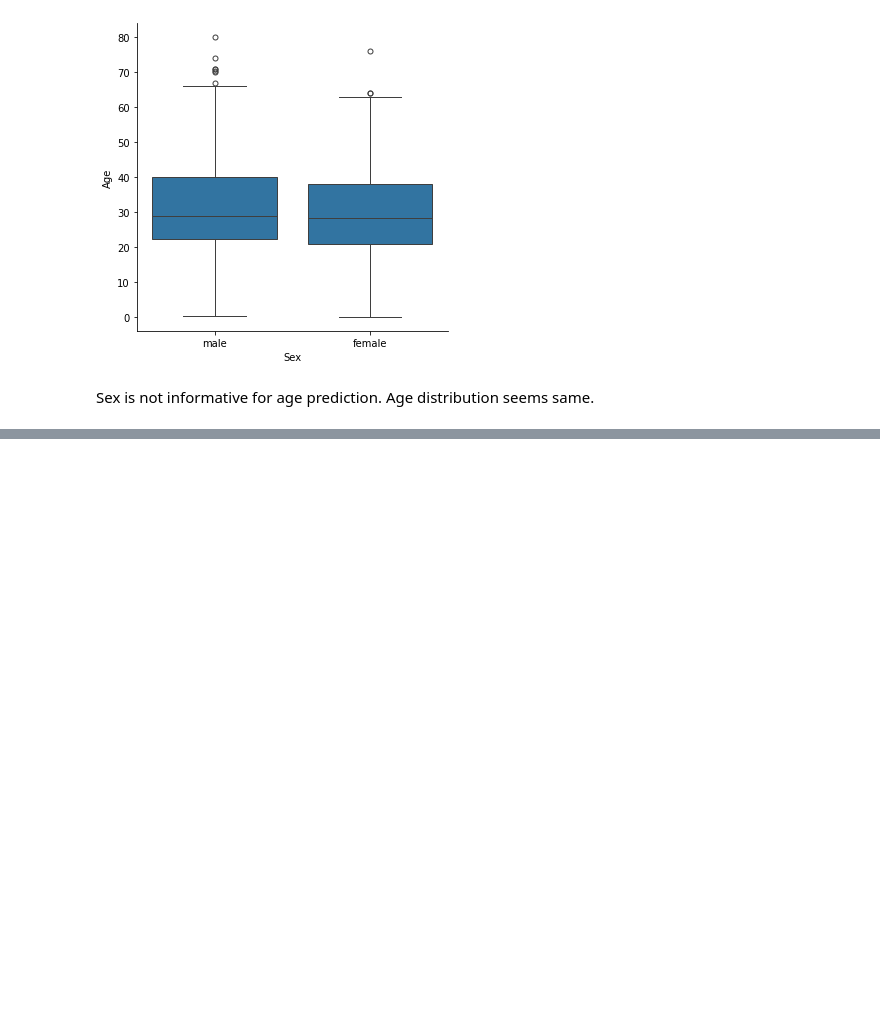
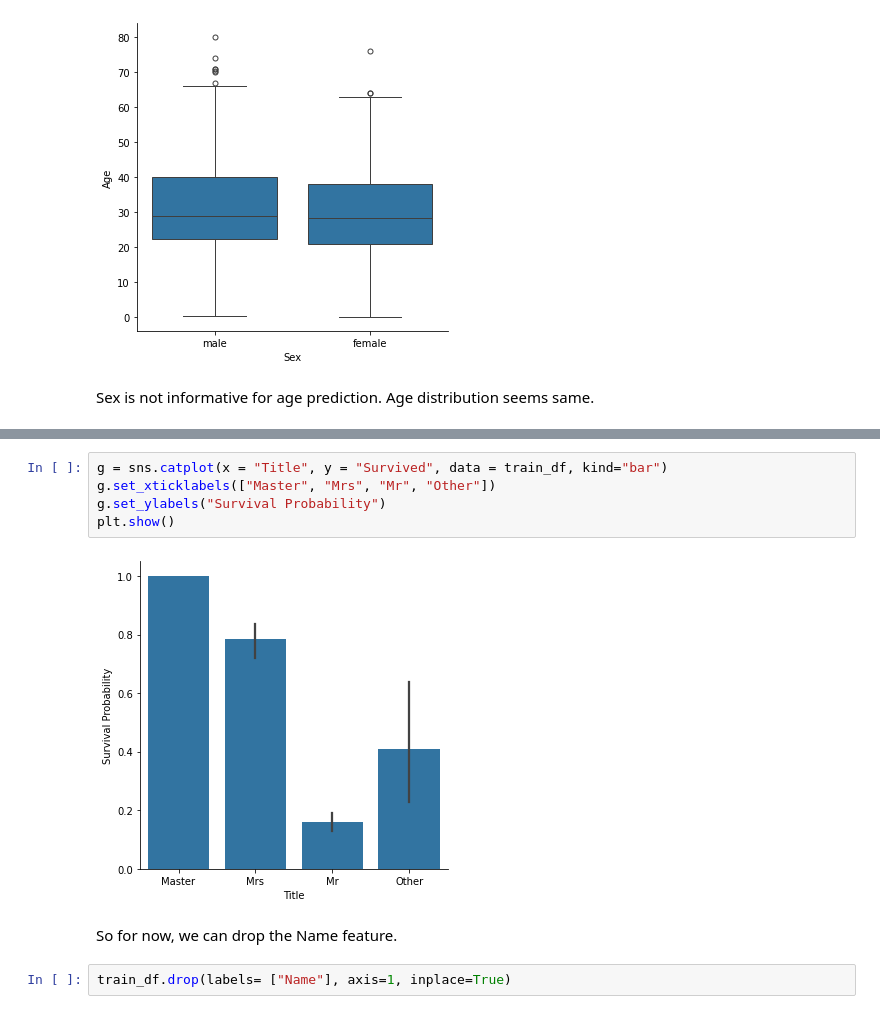
Before and after one commit to MrEktirir/Titanic-Project, a Jupyter notebook: Notebooks/titanic.ipynb, the cells around one changed output, grey strips where cells are left out. Saved outputs shown, nothing was run; the diff lists cells and outputs as text; blank space fills up the shorter version.

```diff
--- a/Notebooks/titanic.ipynb
+++ b/Notebooks/titanic.ipynb
@@ -476,0 +531,11 @@ Sex is not informative for age prediction. Age distribution seems same.
+# %%
+g = sns.catplot(x = "Title", y = "Survived", data = train_df, kind="bar")
+g.set_xticklabels(["Master", "Mrs", "Mr", "Other"])
+g.set_ylabels("Survival Probability")
+plt.show()
+# %% [output]
+[figure, added]
+# %% [markdown]
+So for now, we can drop the Name feature.
+# %%
+train_df.drop(labels= ["Name"], axis=1, inplace=True)
```
Also changed, not shown: parts of 44 cells of this notebook.
